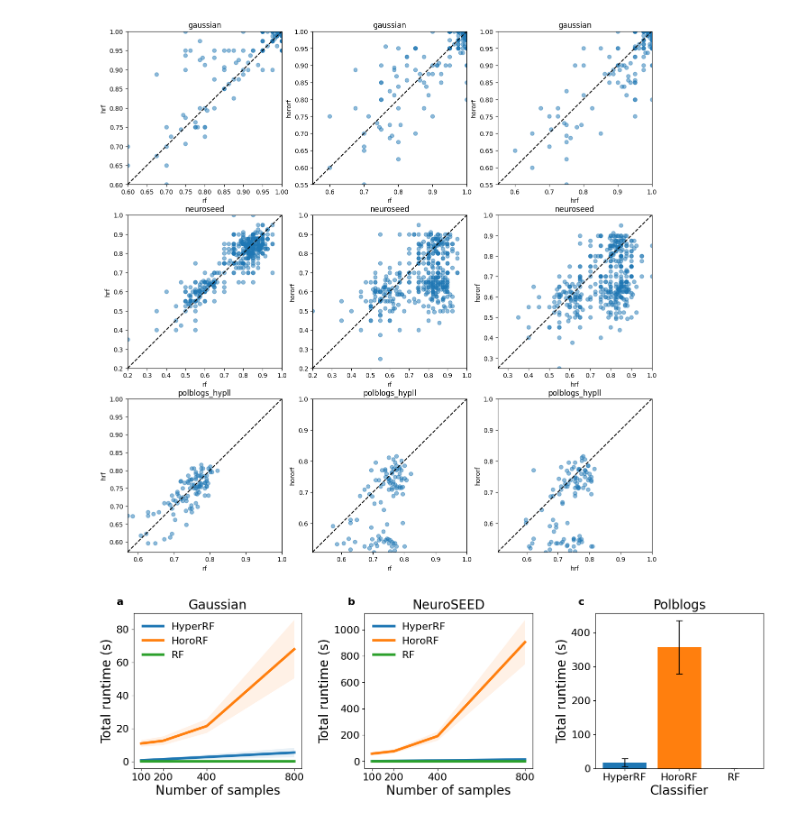
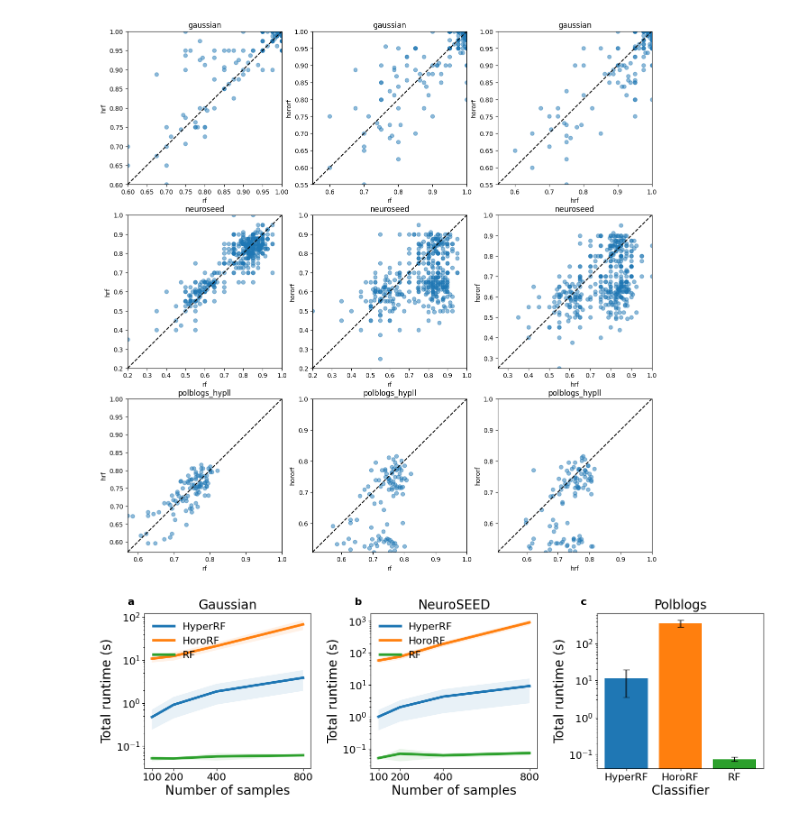
Before and after one commit to pchlenski/hyperdt, a Jupyter notebook: notebooks/25_statistical_testing_benchmarks.ipynb, the cells around one changed output. Cells and saved outputs as stored; diff of their text form; code cells hidden in the pictures.

Commit message:
Multithreaded cache benchmark

```diff
--- a/notebooks/25_statistical_testing_benchmarks.ipynb
+++ b/notebooks/25_statistical_testing_benchmarks.ipynb
@@ -249,13 +254,20 @@ plt.show()
 # Times
 
 # times = pd.read_table("HoroRF/logs/big_bench/hororf_times.tsv", index_col=0)
-times = pd.read_table("data/processed/hororf_benchmarks/md3_n12_times_2.tsv", index_col=0)
+times = pd.read_table("../data/processed/hororf_benchmarks/md3_n12_times_2.tsv", index_col=0)
 
 # For fairness, subtract init time from hororf
 times.loc[times["clf"] == "hororf", "time"] -= times.loc[times["clf"] == "hororf", "init_time"]
 
+# Replace hrf data
+# hrf_times = pd.read_table("../data/processed/hororf_benchmarks/md3_n12_times_hrf_cached.tsv", index_col=0)
+hrf_times = pd.read_table("../data/processed/hororf_benchmarks/md3_n12_times_hrf_cached2.tsv", index_col=0)
+times = times[times["clf"] != "hrf"]
+times = pd.concat([times, hrf_times])
+
 datasets = times["dataset"].unique()
-clfs = times["clf"].unique()
+# clfs = times["clf"].unique()
+clfs = ["hrf", "hororf", "rf"]
 
 clf_names = {"rf": "RF", "hrf": "HyperRF", "hororf": "HoroRF"}
 dataset_names = {"gaussian": "Gaussian", "neuroseed": "NeuroSEED", "polblogs_hypll": "Polblogs"}
@@ -285,31 +297,32 @@ for dataset, ax in zip(datasets, axs):
             ax.set_xticks([100, 200, 400, 800])
             ax.set_xticklabels([100, 200, 400, 800])
             ax.minorticks_off()
         ax.set_xlabel("Number of samples")
         ax.legend(loc="upper left", frameon=False)
 
     else:
         to_plot = data_filtered.groupby("clf")["time"]
         for clf in clfs:
             ax.bar(clf_names[clf], to_plot.mean()[clf], yerr=to_plot.std()[clf], capsize=5)
         ax.set_xlabel("Classifier")
 
     # Add labels
     ax.set_title(dataset_names[dataset])
     ax.set_ylabel("Total runtime (s)")
     # ax.set_yscale("log")
 
     # Label subfigures
     ax.text(
         -0.1,
         1.1,
         chr(ord("a") + list(datasets).index(dataset)),
         transform=ax.transAxes,
         fontsize=16,
         fontweight="bold",
         va="top",
     )
+    ax.set_yscale("log")
 
 fig.tight_layout()
 # %% [output]
-[figure, old version]
+[figure, new version]
```
Also changed, not shown: parts of 1 cell of this notebook, 5 other files.
